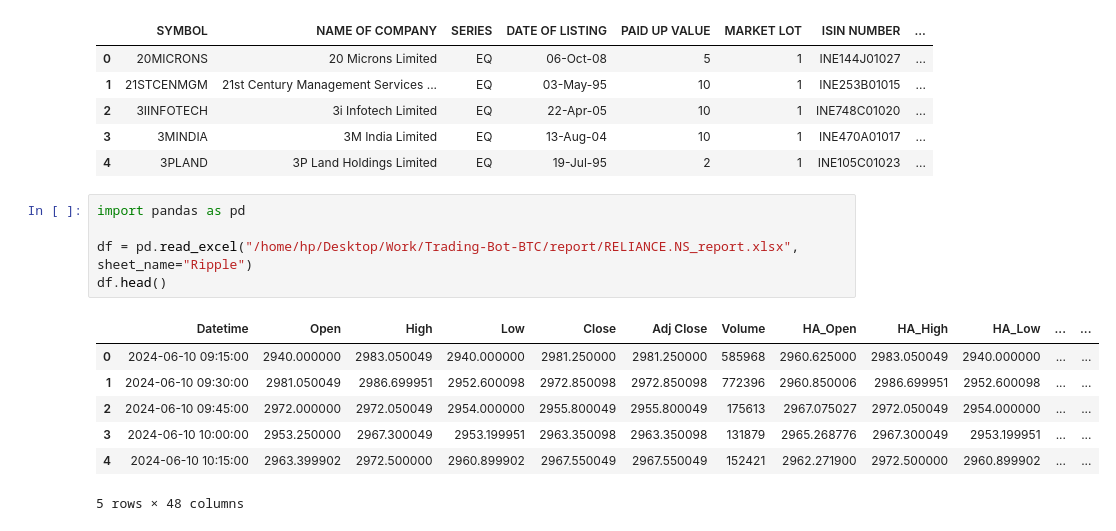
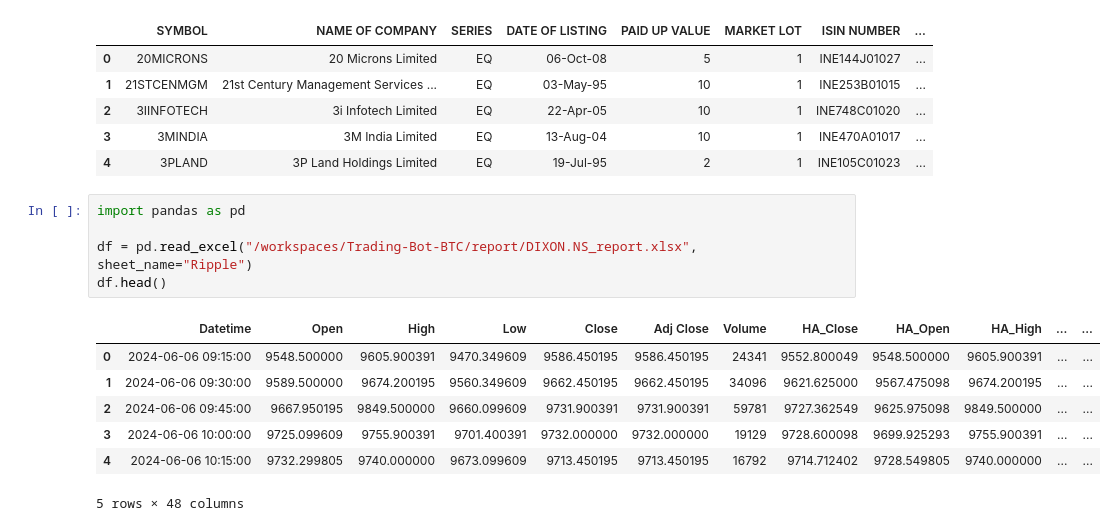
Before and after one commit to shashi29/Trading-Bot-BTC, a Jupyter notebook: check_results.ipynb, the cells around one changed output. Cells and saved outputs as stored; diff of their text form.

```diff
--- a/check_results.ipynb
+++ b/check_results.ipynb
@@ -401,13 +401,13 @@ df.head()
 # %%
 import pandas as pd
 
-df = pd.read_excel("/home/hp/Desktop/Work/Trading-Bot-BTC/report/RELIANCE.NS_report.xlsx", sheet_name="Ripple")
+df = pd.read_excel("/workspaces/Trading-Bot-BTC/report/DIXON.NS_report.xlsx", sheet_name="Ripple")
 df.head()
 # %% [output]
-|  | Datetime | Open | High | Low | Close | Adj Close | Volume | HA_Open | HA_High | HA_Low | ... | ... |
-| 0 | 2024-06-10 09:15:00 | 2940.000000 | 2983.050049 | 2940.000000 | 2981.250000 | 2981.250000 | 585968 | 2960.625000 | 2983.050049 | 2940.000000 | ... | ... |
-| 1 | 2024-06-10 09:30:00 | 2981.050049 | 2986.699951 | 2952.600098 | 2972.850098 | 2972.850098 | 772396 | 2960.850006 | 2986.699951 | 2952.600098 | ... | ... |
-| 2 | 2024-06-10 09:45:00 | 2972.000000 | 2972.050049 | 2954.000000 | 2955.800049 | 2955.800049 | 175613 | 2967.075027 | 2972.050049 | 2954.000000 | ... | ... |
-| 3 | 2024-06-10 10:00:00 | 2953.250000 | 2967.300049 | 2953.199951 | 2963.350098 | 2963.350098 | 131879 | 2965.268776 | 2967.300049 | 2953.199951 | ... | ... |
-| 4 | 2024-06-10 10:15:00 | 2963.399902 | 2972.500000 | 2960.899902 | 2967.550049 | 2967.550049 | 152421 | 2962.271900 | 2972.500000 | 2960.899902 | ... | ... |
+|  | Datetime | Open | High | Low | Close | Adj Close | Volume | HA_Close | HA_Open | HA_High | ... | ... |
+| 0 | 2024-06-06 09:15:00 | 9548.500000 | 9605.900391 | 9470.349609 | 9586.450195 | 9586.450195 | 24341 | 9552.800049 | 9548.500000 | 9605.900391 | ... | ... |
+| 1 | 2024-06-06 09:30:00 | 9589.500000 | 9674.200195 | 9560.349609 | 9662.450195 | 9662.450195 | 34096 | 9621.625000 | 9567.475098 | 9674.200195 | ... | ... |
+| 2 | 2024-06-06 09:45:00 | 9667.950195 | 9849.500000 | 9660.099609 | 9731.900391 | 9731.900391 | 59781 | 9727.362549 | 9625.975098 | 9849.500000 | ... | ... |
+| 3 | 2024-06-06 10:00:00 | 9725.099609 | 9755.900391 | 9701.400391 | 9732.000000 | 9732.000000 | 19129 | 9728.600098 | 9699.925293 | 9755.900391 | ... | ... |
+| 4 | 2024-06-06 10:15:00 | 9732.299805 | 9740.000000 | 9673.099609 | 9713.450195 | 9713.450195 | 16792 | 9714.712402 | 9728.549805 | 9740.000000 | ... | ... |
 5 rows × 48 columns
```
Also changed, not shown: parts of 5 cells of this notebook, 2 other files.
